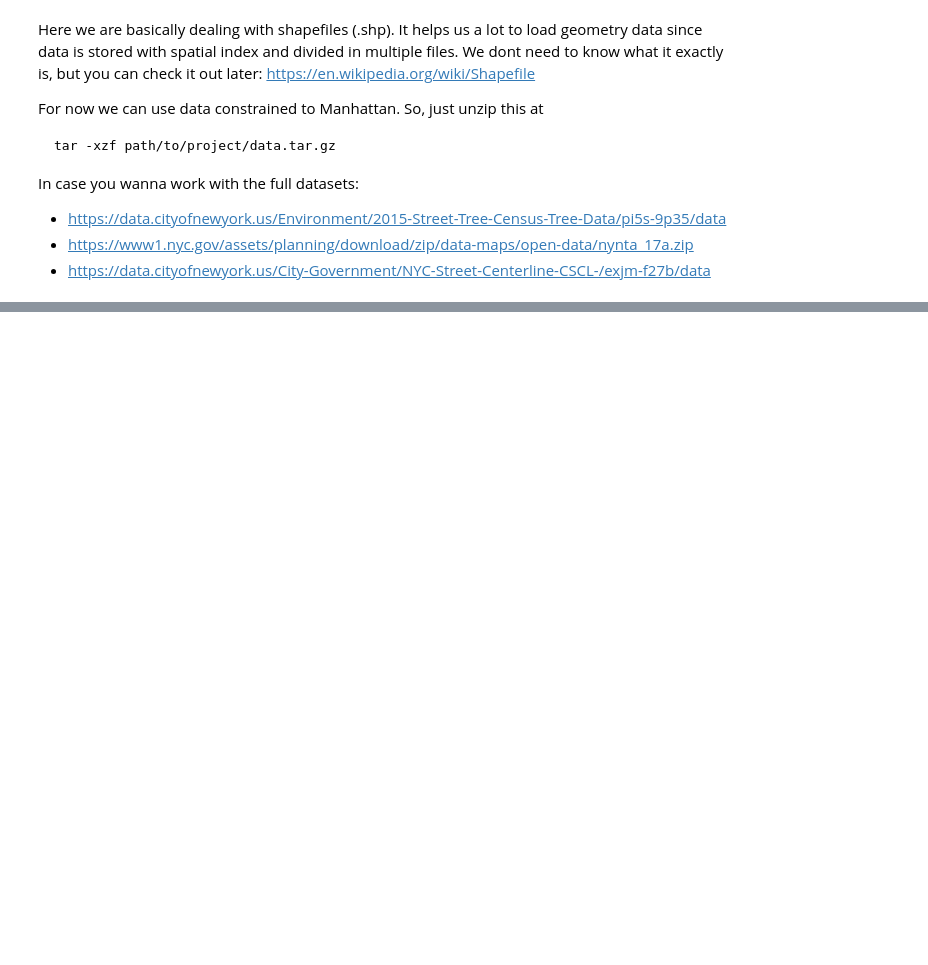
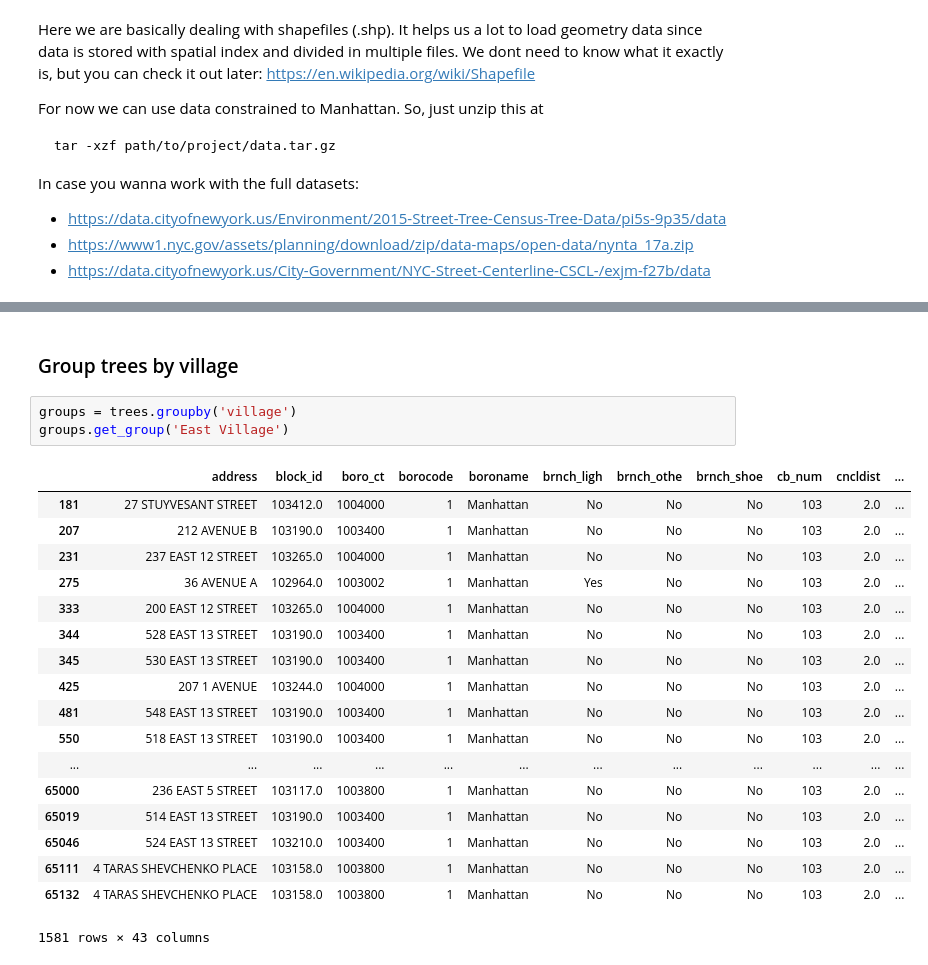
Before and after one commit to fhorta/nytrees, a Jupyter notebook: skeleton.ipynb, the cells around one changed output, grey strips where cells are left out. Cells and saved outputs as stored; diff of their text form; blank space fills up the shorter version.

```diff
--- a/skeleton.ipynb
+++ b/skeleton.ipynb
@@ -76,0 +87,24 @@ streets.sample(100).plot(ax=ax)
+# %% [markdown]
+### Group trees by village
+# %%
+groups = trees.groupby('village')
+groups.get_group('East Village')
+# %% [output]
+|  | address | block_id | boro_ct | borocode | boroname | brnch_ligh | brnch_othe | brnch_shoe | cb_num | cncldist | ... |
+| 181 | 27 STUYVESANT STREET | 103412.0 | 1004000 | 1 | Manhattan | No | No | No | 103 | 2.0 | ... |
+| 207 | 212 AVENUE B | 103190.0 | 1003400 | 1 | Manhattan | No | No | No | 103 | 2.0 | ... |
+| 231 | 237 EAST 12 STREET | 103265.0 | 1004000 | 1 | Manhattan | No | No | No | 103 | 2.0 | ... |
+| 275 | 36 AVENUE A | 102964.0 | 1003002 | 1 | Manhattan | Yes | No | No | 103 | 2.0 | ... |
+| 333 | 200 EAST 12 STREET | 103265.0 | 1004000 | 1 | Manhattan | No | No | No | 103 | 2.0 | ... |
+| 344 | 528 EAST 13 STREET | 103190.0 | 1003400 | 1 | Manhattan | No | No | No | 103 | 2.0 | ... |
+| 345 | 530 EAST 13 STREET | 103190.0 | 1003400 | 1 | Manhattan | No | No | No | 103 | 2.0 | ... |
+| 425 | 207 1 AVENUE | 103244.0 | 1004000 | 1 | Manhattan | No | No | No | 103 | 2.0 | ... |
+| 481 | 548 EAST 13 STREET | 103190.0 | 1003400 | 1 | Manhattan | No | No | No | 103 | 2.0 | ... |
+| 550 | 518 EAST 13 STREET | 103190.0 | 1003400 | 1 | Manhattan | No | No | No | 103 | 2.0 | ... |
+| ... | ... | ... | ... | ... | ... | ... | ... | ... | ... | ... | ... |
+| 65000 | 236 EAST 5 STREET | 103117.0 | 1003800 | 1 | Manhattan | No | No | No | 103 | 2.0 | ... |
+| 65019 | 514 EAST 13 STREET | 103190.0 | 1003400 | 1 | Manhattan | No | No | No | 103 | 2.0 | ... |
+| 65046 | 524 EAST 13 STREET | 103210.0 | 1003400 | 1 | Manhattan | No | No | No | 103 | 2.0 | ... |
+| 65111 | 4 TARAS SHEVCHENKO PLACE | 103158.0 | 1003800 | 1 | Manhattan | No | No | No | 103 | 2.0 | ... |
+| 65132 | 4 TARAS SHEVCHENKO PLACE | 103158.0 | 1003800 | 1 | Manhattan | No | No | No | 103 | 2.0 | ... |
+1581 rows × 43 columns
```
Also changed, not shown: parts of 20 cells of this notebook, 1 other file.
